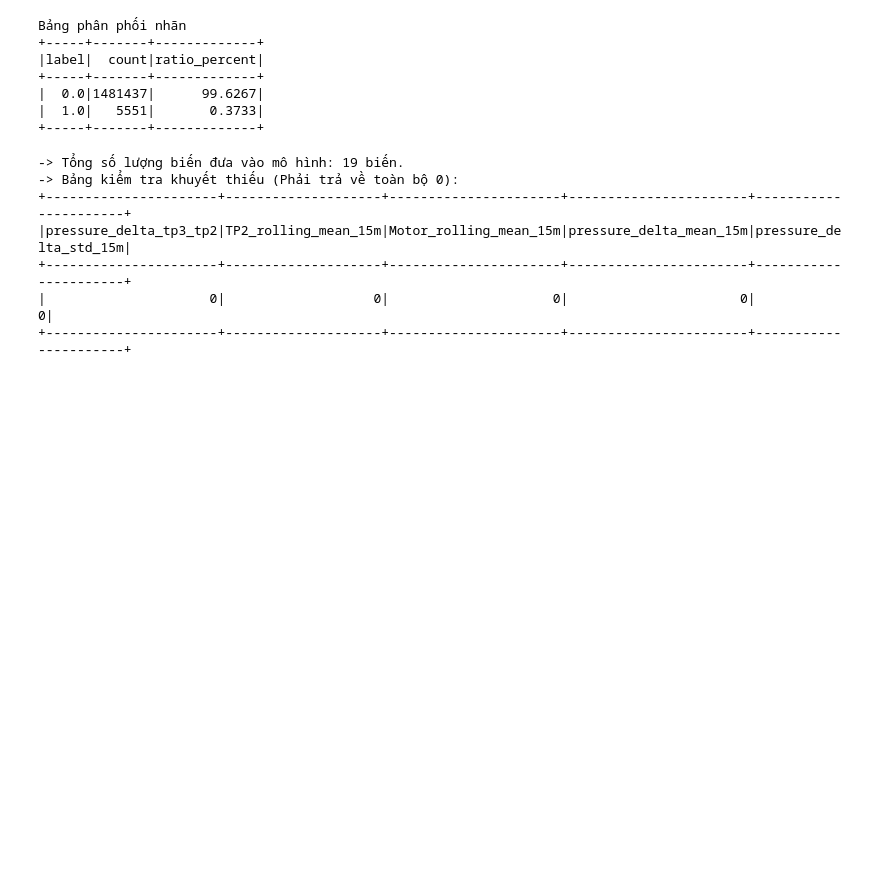
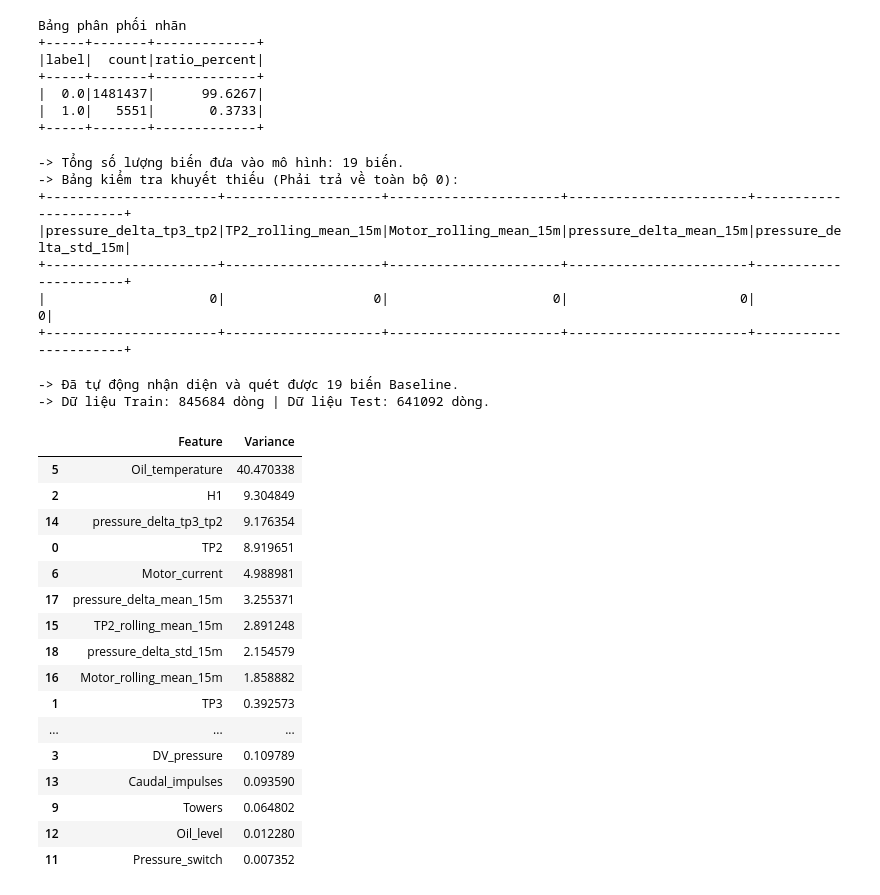
Before and after one commit to HoaiThu066/BIGDATA, a Jupyter notebook: sparkML/Classification/class_featuring.ipynb, the cells around one changed output. Saved outputs shown, nothing was run; the diff lists cells and outputs as text; code cells hidden in the pictures; blank space fills up the shorter version.

```diff
--- a/sparkML/Classification/class_featuring.ipynb
+++ b/sparkML/Classification/class_featuring.ipynb
@@ -176,3 +176,63 @@ classification_df_clean.select([
 +----------------------+--------------------+----------------------+-----------------------+----------------------+
 |                     0|                   0|                     0|                      0|                     0|
 +----------------------+--------------------+----------------------+-----------------------+----------------------+
+# %%
+import pyspark.sql.functions as F
+# 1. Danh sách các cột CẤM (Định danh, rò rỉ, đáp án)
+banned_cols = ["label", "timestamp", "is_failure_window", "_c0", "index", "LPS",
+    "hour", "month", "dow"]
+baseline_features = [c for c in classification_df_clean.columns if c not in banned_cols]
+# Phân tách Train/Test theo mốc thời gian
+SPLIT_DATE = "2020-06-01 00:00:00"
+train_df = classification_df_clean.filter(F.col("timestamp") < F.lit(SPLIT_DATE).cast("timestamp"))
+test_df = classification_df_clean.filter(F.col("timestamp") >= F.lit(SPLIT_DATE).cast("timestamp"))
+# 3. Tối ưu hóa bộ nhớ
+classification_df_clean.unpersist()
+train_df.cache()
+test_df.cache()
+print(f"-> Đã tự động nhận diện và quét được {len(baseline_features)} biến Baseline.")
+print(f"-> Dữ liệu Train: {train_df.count()} dòng | Dữ liệu Test: {test_df.count()} dòng.")
+# %% [output]
+-> Đã tự động nhận diện và quét được 19 biến Baseline.
+-> Dữ liệu Train: 845684 dòng | Dữ liệu Test: 641092 dòng.
+# %%
+import pyspark.sql.functions as F
+from pyspark.ml.feature import VectorAssembler
+import pandas as pd
+THRESHOLD = 0.1
+variance_exprs = [F.variance(F.col(c)).alias(c) for c in baseline_features]
+variance_row = train_df.select(variance_exprs).first()
+var_data = []
+var_survived_features = []
+for c in baseline_features:
+    val = variance_row[c]
+    var_data.append({"Feature": c, "Variance": val})
+    if val is not None and val > THRESHOLD:
+        var_survived_features.append(c)
+display(pd.DataFrame(var_data).sort_values(by="Variance", ascending=False))
+
+assembler = VectorAssembler(
+    inputCols=var_survived_features,
+    outputCol="var_features",
+    handleInvalid="skip"
+)
+train_filtered = assembler.transform(train_df)
+test_filtered = assembler.transform(test_df)
+# %% [output]
+|  | Feature | Variance |
+| 5 | Oil_temperature | 40.470338 |
+| 2 | H1 | 9.304849 |
+| 14 | pressure_delta_tp3_tp2 | 9.176354 |
+| 0 | TP2 | 8.919651 |
+| 6 | Motor_current | 4.988981 |
+| 17 | pressure_delta_mean_15m | 3.255371 |
+| 15 | TP2_rolling_mean_15m | 2.891248 |
+| 18 | pressure_delta_std_15m | 2.154579 |
+| 16 | Motor_rolling_mean_15m | 1.858882 |
+| 1 | TP3 | 0.392573 |
+| ... | ... | ... |
+| 3 | DV_pressure | 0.109789 |
+| 13 | Caudal_impulses | 0.093590 |
+| 9 | Towers | 0.064802 |
+| 12 | Oil_level | 0.012280 |
+| 11 | Pressure_switch | 0.007352 |
```
Also changed, not shown: parts of 1 cell of this notebook.
